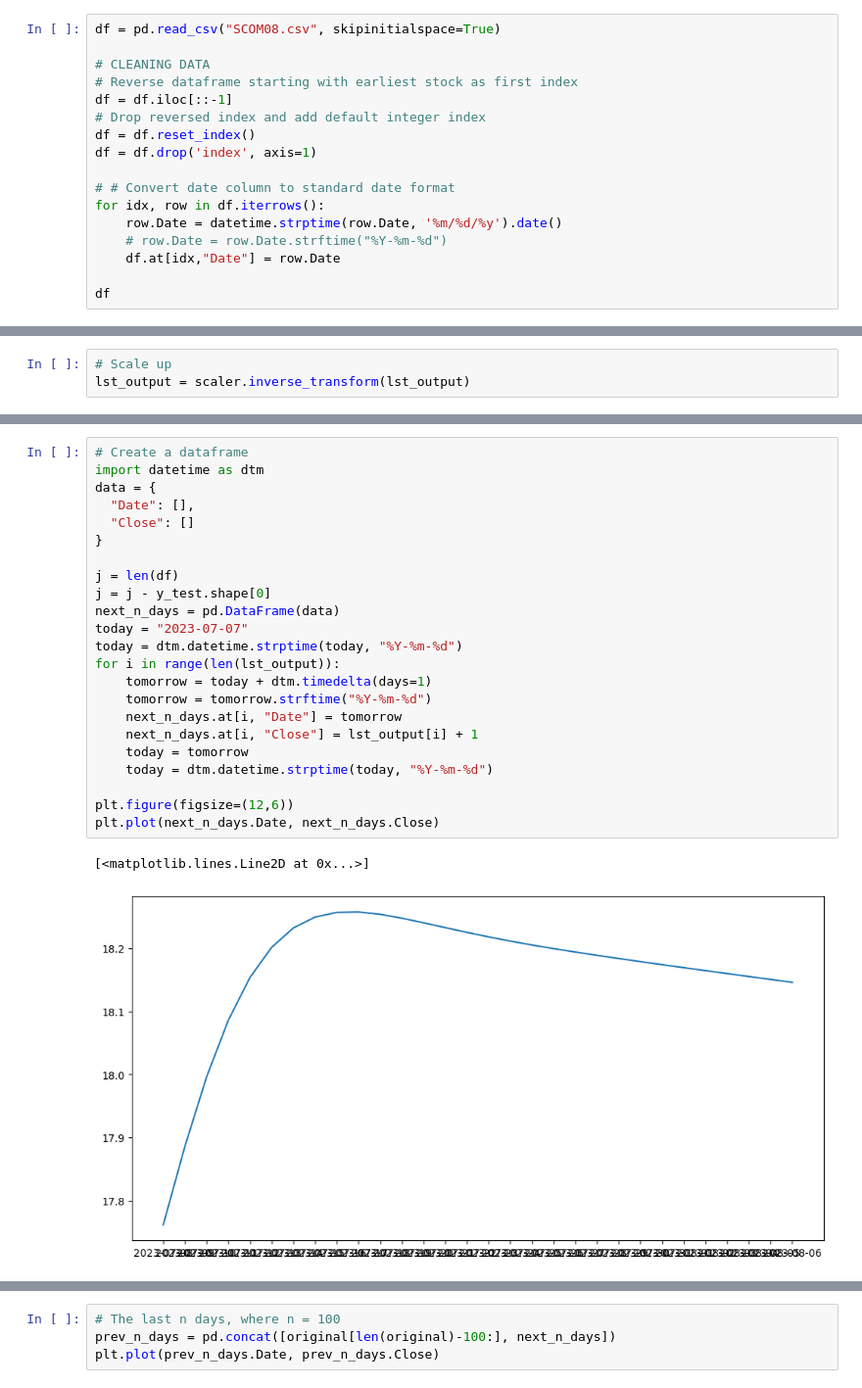
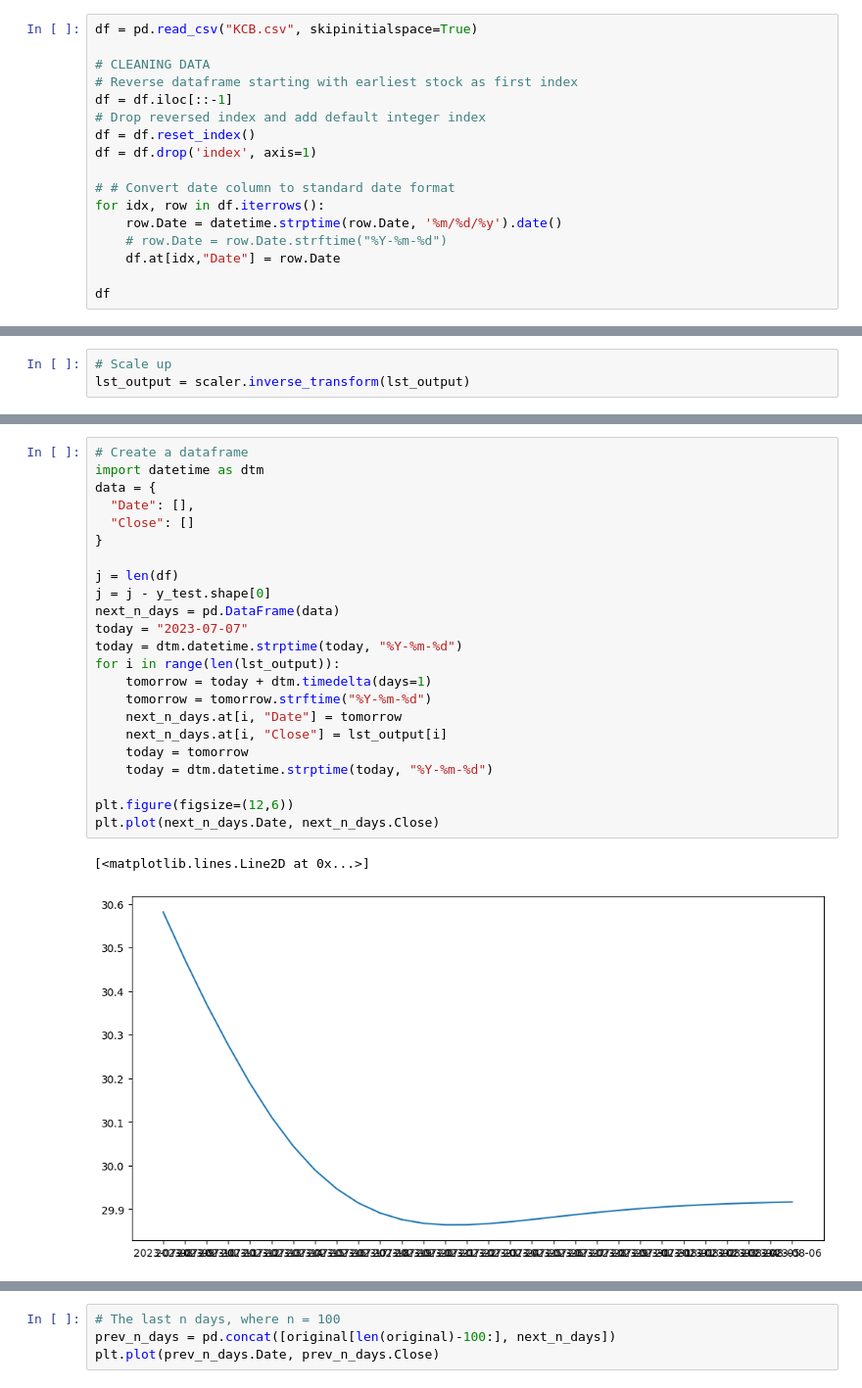
Before and after one commit to NjokiOlima/s.pred_project, a Jupyter notebook: saf.ipynb, the cells around one changed output, grey strips where cells are left out. Shown at 98% size. Cells and saved outputs as stored; diff of their text form.

```diff
--- a/saf.ipynb
+++ b/saf.ipynb
@@ -5,7 +5,7 @@ import matplotlib.pyplot as plt
 
 from datetime import date, datetime
 # %%
-df = pd.read_csv("SCOM08.csv", skipinitialspace=True)
+df = pd.read_csv("KCB.csv", skipinitialspace=True)
 
 # CLEANING DATA
 # Reverse dataframe starting with earliest stock as first index
@@ -391,29 +394,29 @@ array([[16.76166131],
 # %%
 # Create a dataframe
 import datetime as dtm
 data = {
   "Date": [],
   "Close": []
 }
 
 j = len(df)
 j = j - y_test.shape[0]
 next_n_days = pd.DataFrame(data)
 today = "2023-07-07"
 today = dtm.datetime.strptime(today, "%Y-%m-%d")
 for i in range(len(lst_output)):
     tomorrow = today + dtm.timedelta(days=1)
     tomorrow = tomorrow.strftime("%Y-%m-%d")
     next_n_days.at[i, "Date"] = tomorrow
-    next_n_days.at[i, "Close"] = lst_output[i] + 1
+    next_n_days.at[i, "Close"] = lst_output[i]
     today = tomorrow
     today = dtm.datetime.strptime(today, "%Y-%m-%d")
 
 plt.figure(figsize=(12,6))
 plt.plot(next_n_days.Date, next_n_days.Close)
 # %% [output]
 [<matplotlib.lines.Line2D at 0x...>]
-[figure, old version]
+[figure, new version]
 # %%
 original
 # %% [output]
```
Also changed, not shown: parts of 19 cells of this notebook, 44 other files.
